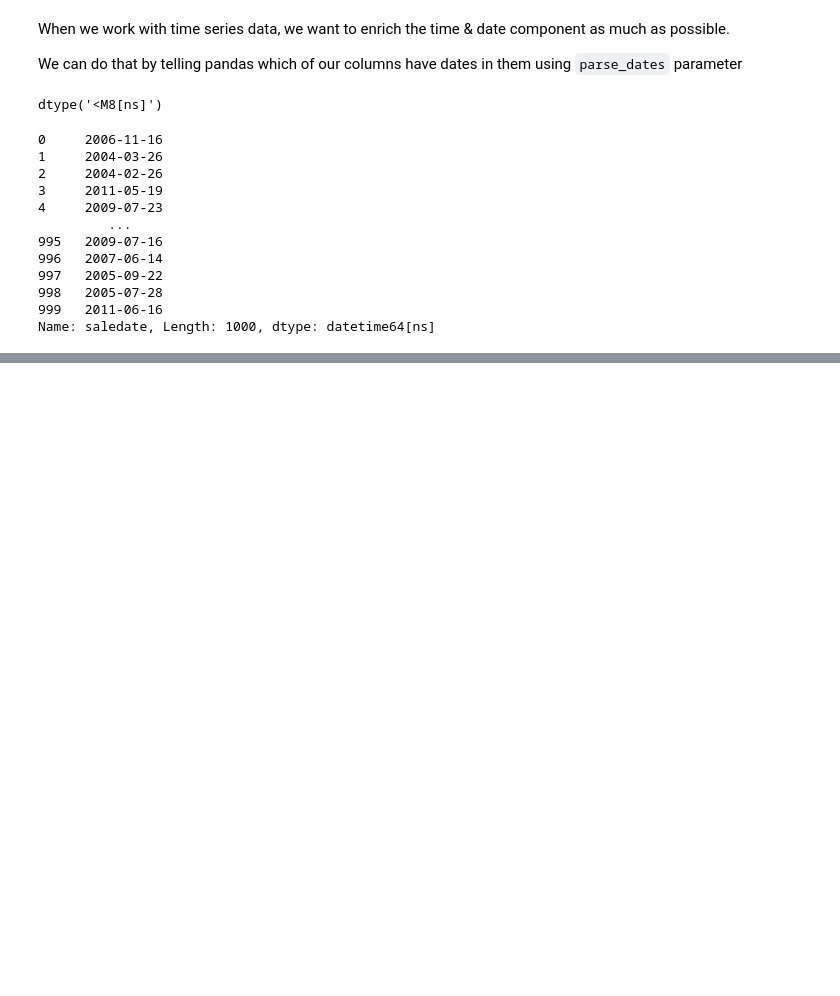
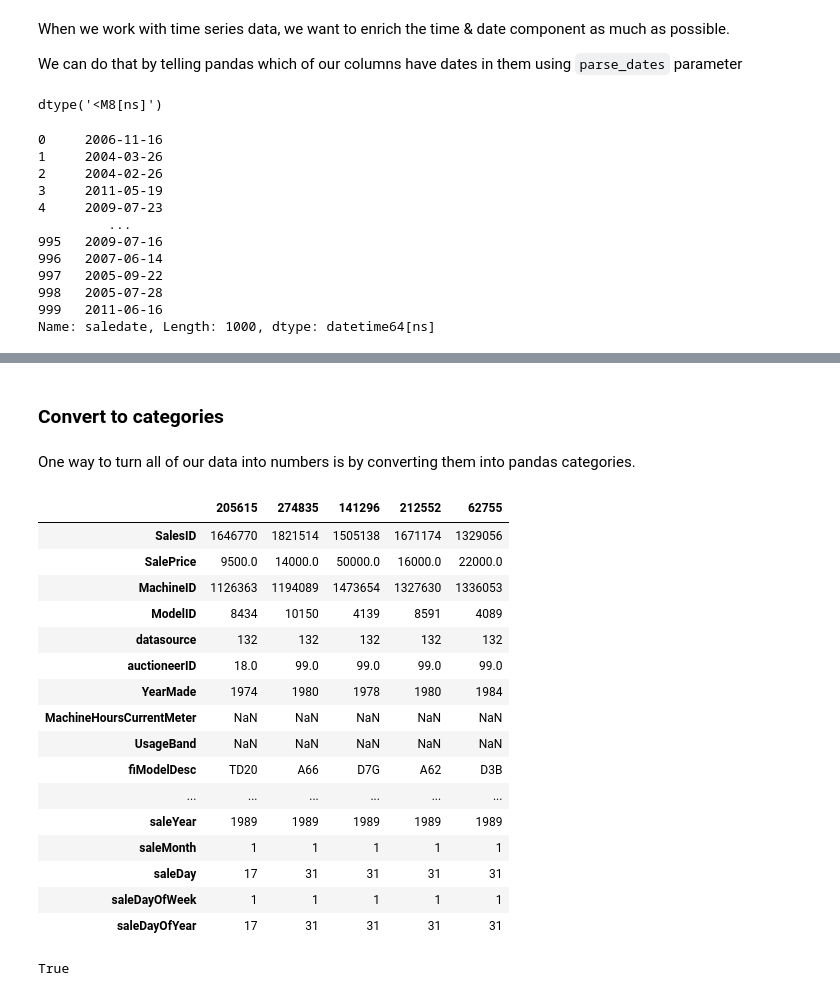
Before and after one commit to denishartl/bulldozer-price-prediction, a Jupyter notebook: end-to-end-bulldozer-price-regression.ipynb, the cells around one changed output, grey strips where cells are left out. Drawn from its saved outputs; the diff is of its cells as text; code cells hidden in the pictures; blank space fills up the shorter version.

```diff
--- a/end-to-end-bulldozer-price-regression.ipynb
+++ b/end-to-end-bulldozer-price-regression.ipynb
@@ -129,0 +275,3 @@ ax.scatter(df["saledate"][:1000], df["SalePrice"][:1000])
+# %%
+# Now we've enriched our DataFrame with datetime features, we can remove saledate
+df_temp.drop("saledate", axis=1, inplace=True)
@@ -129,0 +357,28 @@ ax.scatter(df["saledate"][:1000], df["SalePrice"][:1000])
+# %% [markdown]
+### Convert to categories
+# %% [markdown]
+One way to turn all of our data into numbers is by converting them into pandas categories.
+# %%
+df_temp.head().T
+# %% [output]
+|  | 205615 | 274835 | 141296 | 212552 | 62755 |
+| SalesID | 1646770 | 1821514 | 1505138 | 1671174 | 1329056 |
+| SalePrice | 9500.0 | 14000.0 | 50000.0 | 16000.0 | 22000.0 |
+| MachineID | 1126363 | 1194089 | 1473654 | 1327630 | 1336053 |
+| ModelID | 8434 | 10150 | 4139 | 8591 | 4089 |
+| datasource | 132 | 132 | 132 | 132 | 132 |
+| auctioneerID | 18.0 | 99.0 | 99.0 | 99.0 | 99.0 |
+| YearMade | 1974 | 1980 | 1978 | 1980 | 1984 |
+| MachineHoursCurrentMeter | NaN | NaN | NaN | NaN | NaN |
+| UsageBand | NaN | NaN | NaN | NaN | NaN |
+| fiModelDesc | TD20 | A66 | D7G | A62 | D3B |
+| ... | ... | ... | ... | ... | ... |
+| saleYear | 1989 | 1989 | 1989 | 1989 | 1989 |
+| saleMonth | 1 | 1 | 1 | 1 | 1 |
+| saleDay | 17 | 31 | 31 | 31 | 31 |
+| saleDayOfWeek | 1 | 1 | 1 | 1 | 1 |
+| saleDayOfYear | 17 | 31 | 31 | 31 | 31 |
+# %%
+pd.api.types.is_string_dtype(df_temp["UsageBand"])
+# %% [output]
+True
```
Also changed, not shown: parts of 45 cells of this notebook, 1 other file.
